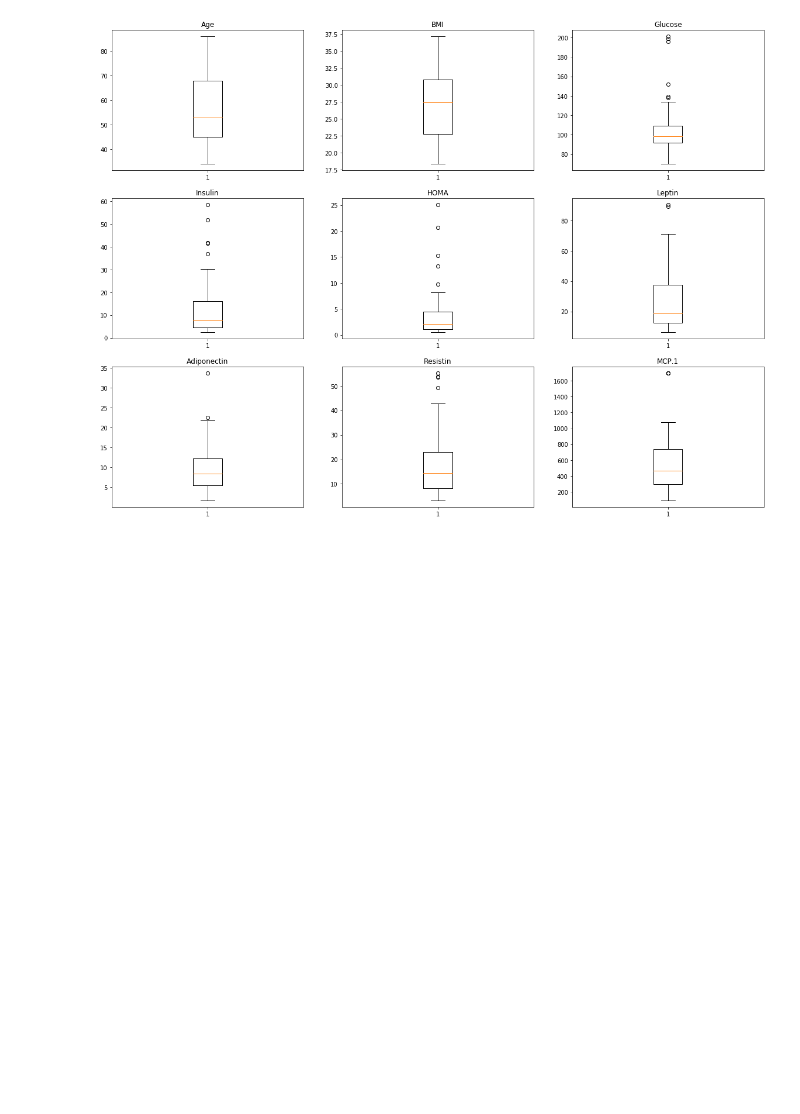
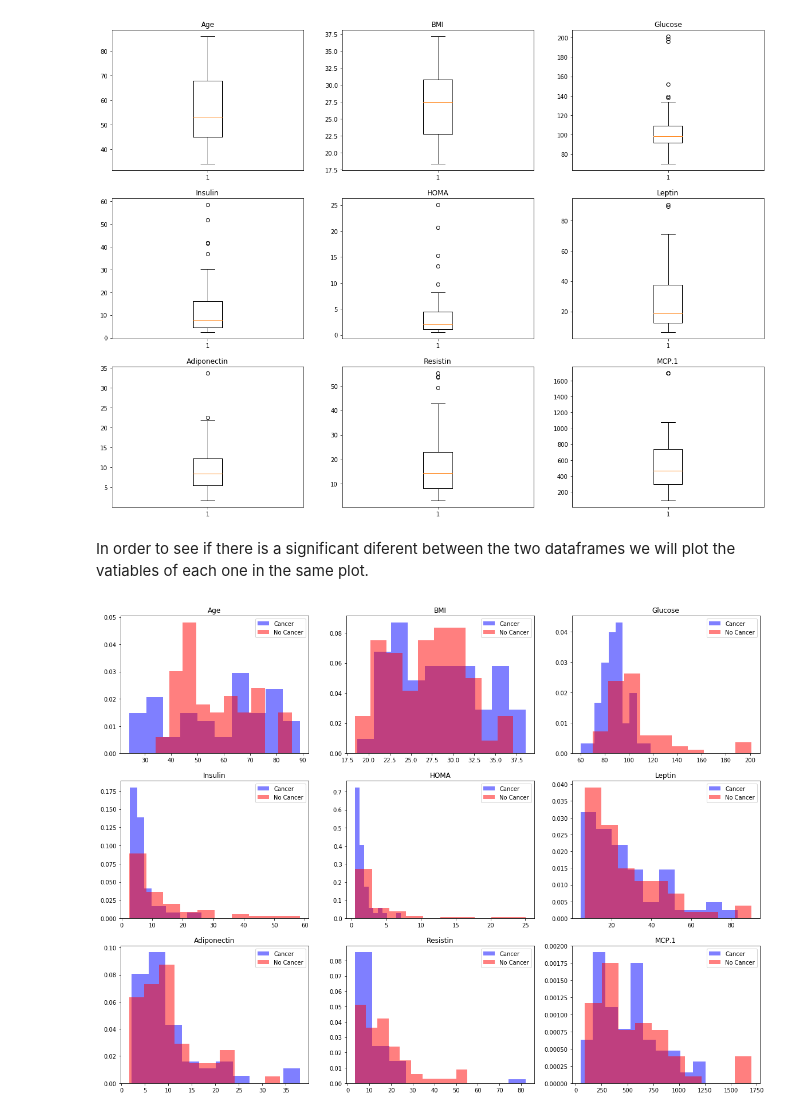
Before and after one commit to LuisMota93/Breast-Cancer-Machine-Learning-Prediction, a Jupyter notebook: cancer_prediction.ipynb, the cells around one changed output. Drawn from its saved outputs; the diff is of its cells as text; code cells hidden in the pictures; blank space fills up the shorter version.

```diff
--- a/cancer_prediction.ipynb
+++ b/cancer_prediction.ipynb
@@ -201,3 +201,16 @@ histogram_dist(no_cancer)
 box_dist(no_cancer)
 # %% [output]
 [figure]
+# %% [markdown]
+
+In order to see if there is a significant diferent between the two dataframes we will plot the vatiables of each one in the same plot.
+# %%
+plt.figure(figsize = (20, 15))
+for i in range(1, len(cancer.columns) - 1):
+    ax = plt.subplot(3, 3, i)
+    plt.hist(cancer[cancer.columns[i]], color = "blue", alpha = 0.5, density = True)
+    plt.hist(no_cancer[no_cancer.columns[i]], color = "red", alpha = 0.5, density = True)
+    plt.title(cancer.columns[i])
+    plt.legend(["Cancer", "No Cancer"])
+# %% [output]
+[figure, added]
```
Also changed, not shown: parts of 2 cells of this notebook.
